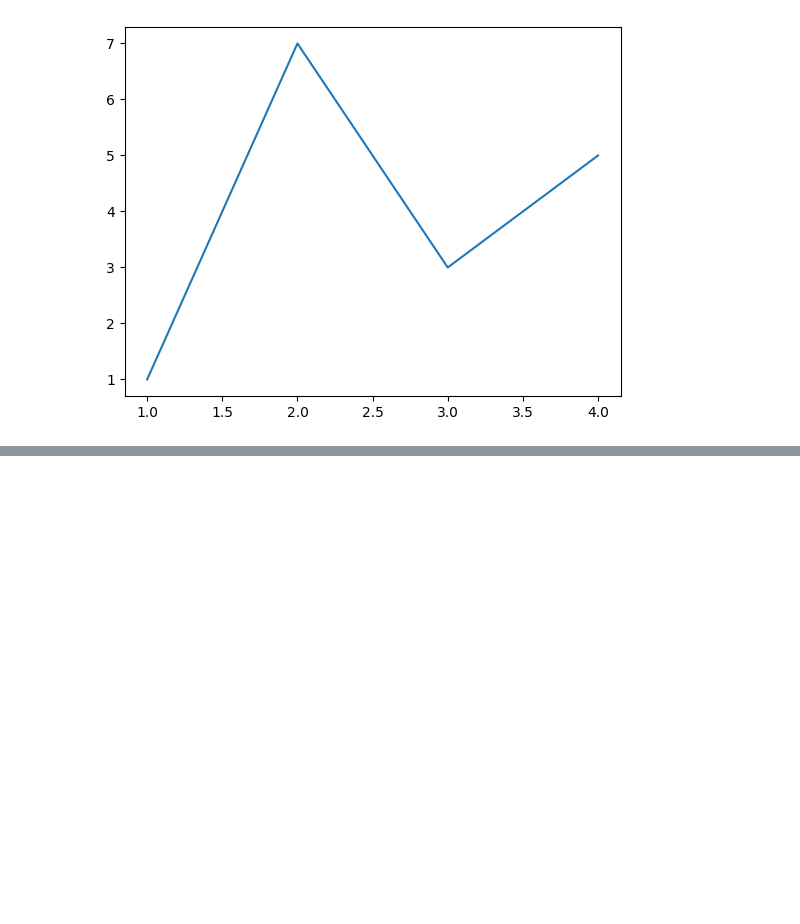
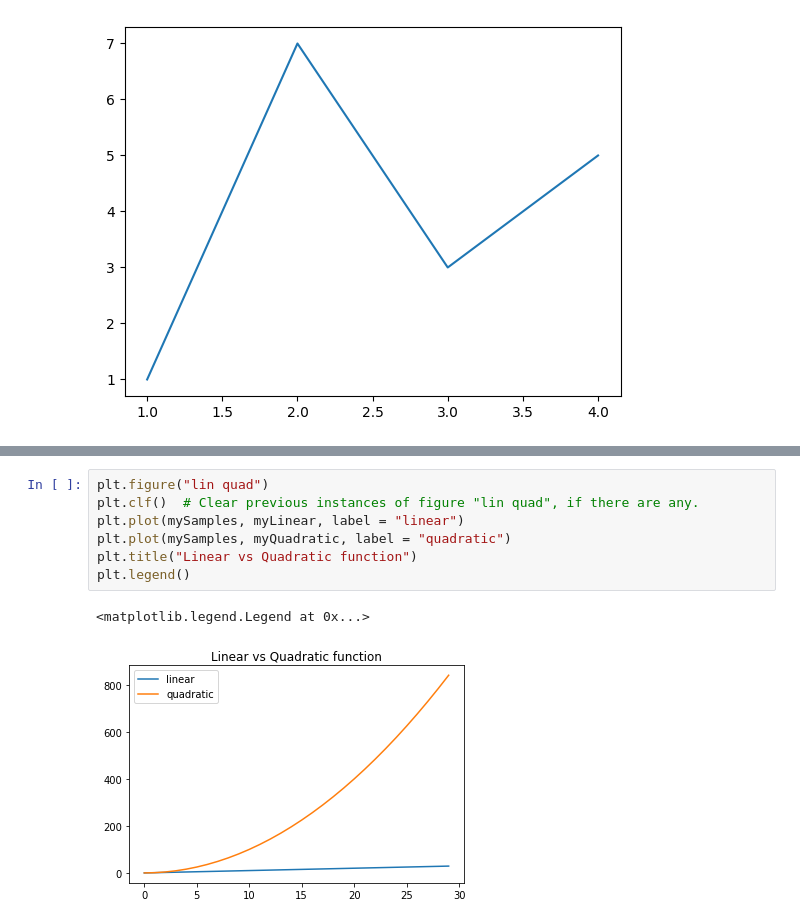
Before and after one commit to adevrent/mitx_python, a Jupyter notebook: Unit 7/topic13.ipynb, the cells around one changed output, grey strips where cells are left out. Drawn from its saved outputs; the diff is of its cells as text; blank space fills up the shorter version.

```diff
--- a/Unit 7/topic13.ipynb
+++ b/Unit 7/topic13.ipynb
@@ -7,0 +63,10 @@ pylab.show() #show figure on screen
+# %%
+plt.figure("lin quad")
+plt.clf()  # Clear previous instances of figure "lin quad", if there are any.
+plt.plot(mySamples, myLinear, label = "linear")
+plt.plot(mySamples, myQuadratic, label = "quadratic")
+plt.title("Linear vs Quadratic function")
+plt.legend()
+# %% [output]
+<matplotlib.legend.Legend at 0x...>
+[figure, added]
```
Also changed, not shown: parts of 7 cells of this notebook.
